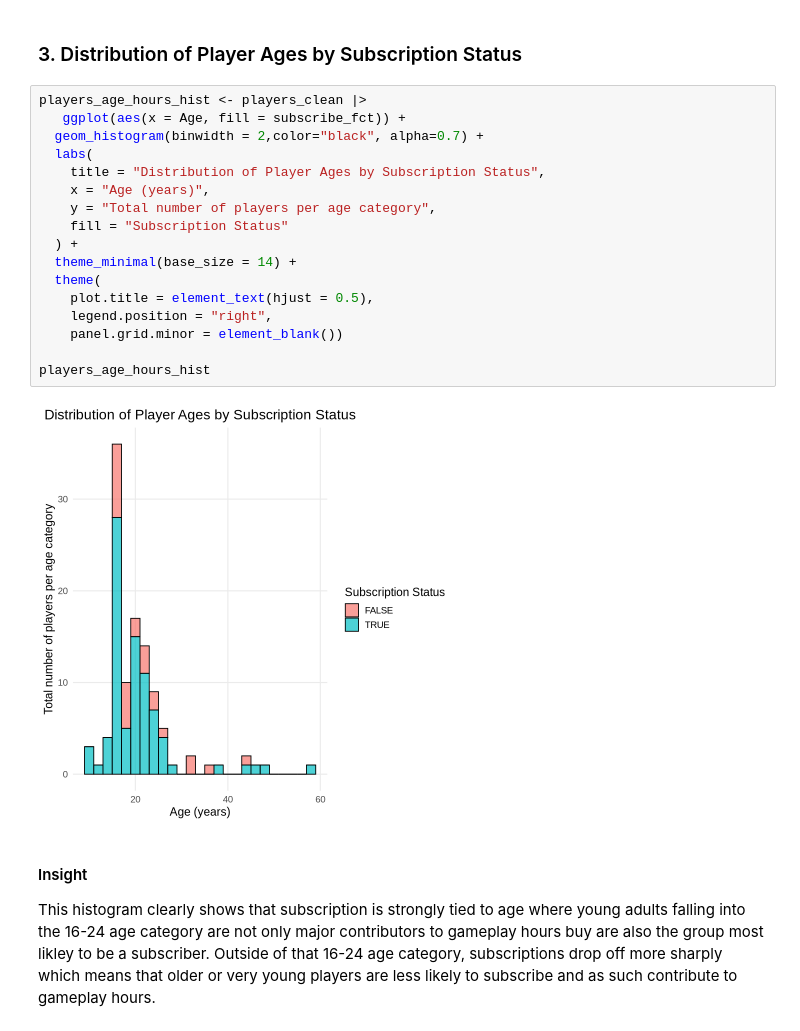
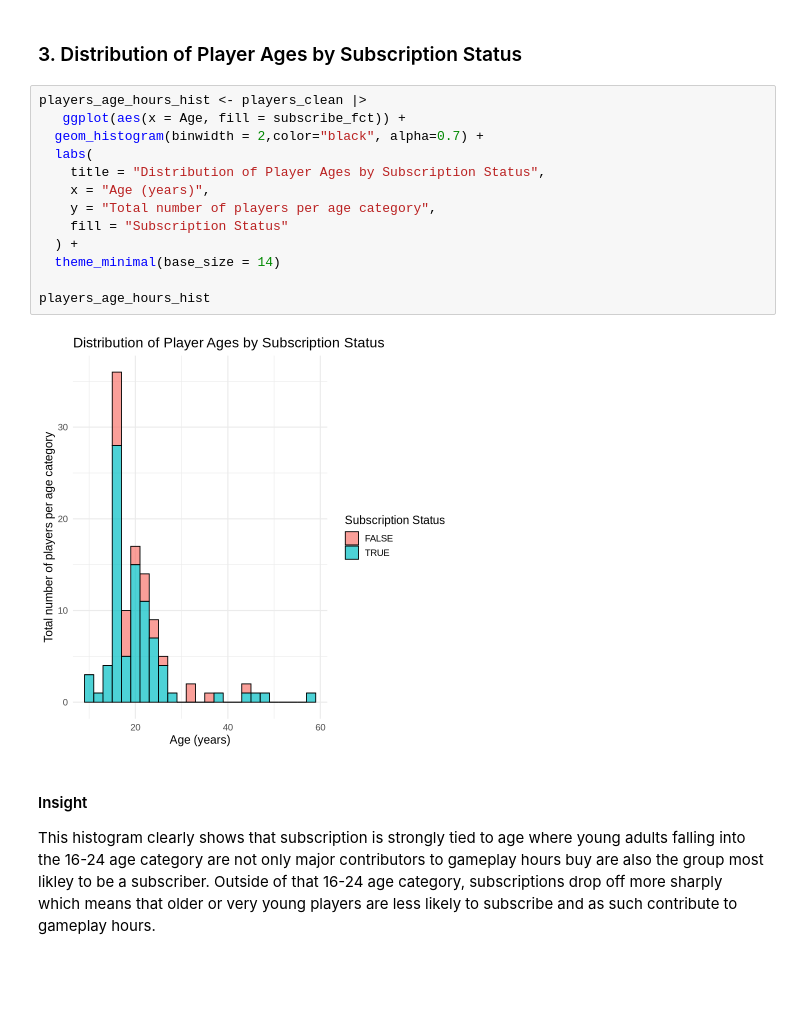
Before and after one commit to thaviship/individual-planning-dsci-100, a Jupyter notebook: Trial.ipynb, the cells around one changed output. Drawn from its saved outputs; the diff is of its cells as text; blank space fills up the shorter version.

```diff
--- a/Trial.ipynb
+++ b/Trial.ipynb
@@ -181,22 +165,18 @@ This bar plot clearly depicts that male players account for nearly 60% of the to
 # %%
 players_age_hours_hist <- players_clean |>
    ggplot(aes(x = Age, fill = subscribe_fct)) +
   geom_histogram(binwidth = 2,color="black", alpha=0.7) +
   labs(
     title = "Distribution of Player Ages by Subscription Status",
     x = "Age (years)",
     y = "Total number of players per age category",
     fill = "Subscription Status"
   ) +
-  theme_minimal(base_size = 14) +
-  theme(
-    plot.title = element_text(hjust = 0.5),
-    legend.position = "right",
-    panel.grid.minor = element_blank())
+  theme_minimal(base_size = 14)
 
 players_age_hours_hist
 # %% [output]
-[figure, old version]
+[figure, new version]
 # %% [markdown]
 #### Insight
 
```
Also changed, not shown: parts of 3 cells of this notebook.
